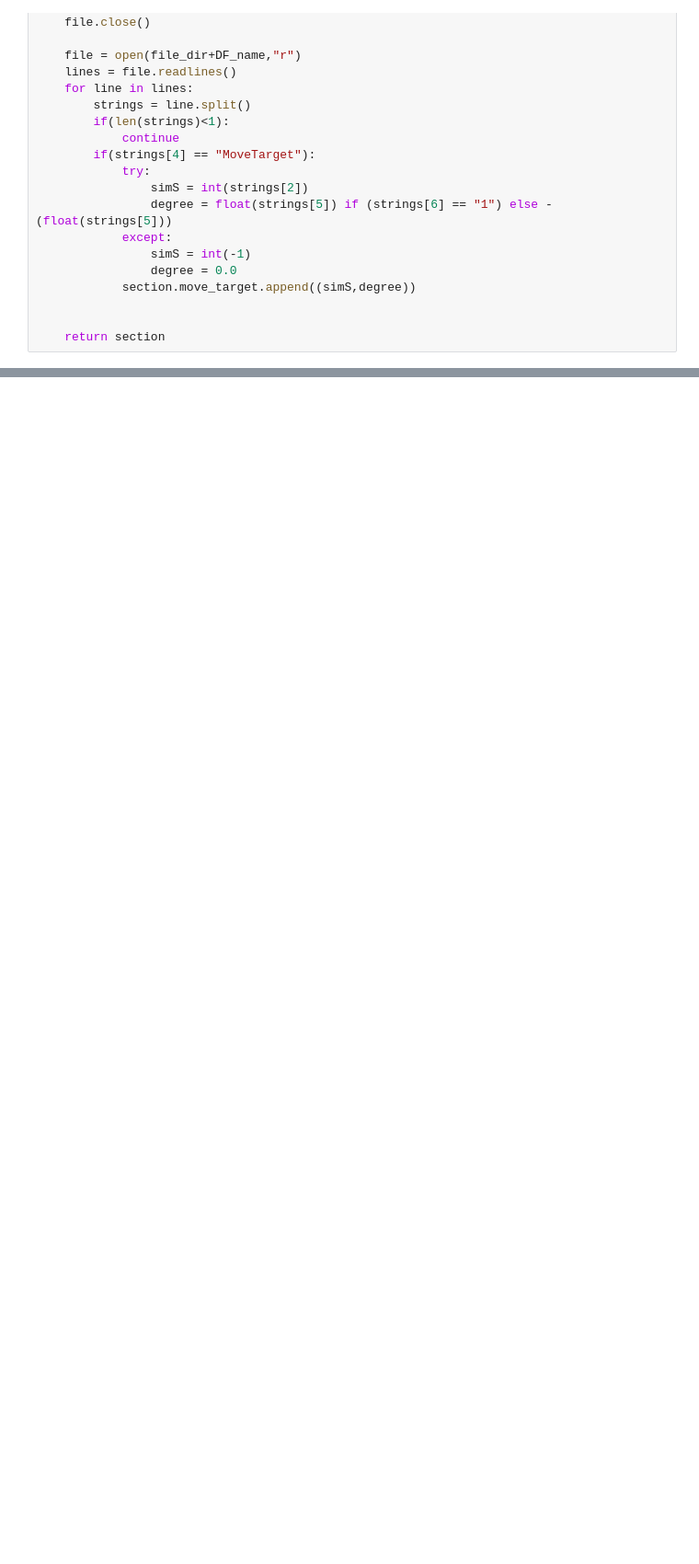
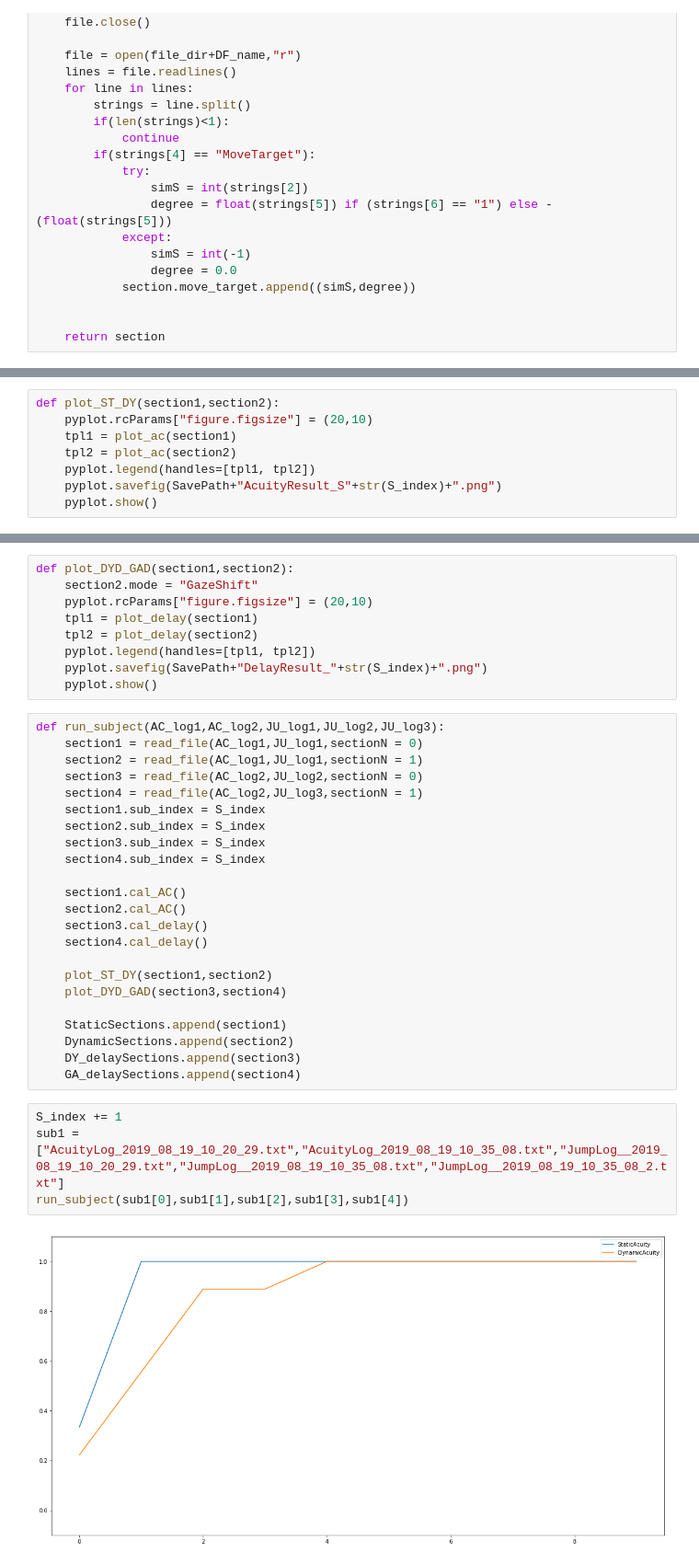
Before and after one commit to Vor2d/VORHead, a Jupyter notebook: DataAnalyzer/DataAnalyzer.ipynb, the cells around one changed output, grey strips where cells are left out. Shown at 92% size. Drawn from its saved outputs; the diff is of its cells as text; blank space fills up the shorter version.

```diff
--- a/DataAnalyzer/DataAnalyzer.ipynb
+++ b/DataAnalyzer/DataAnalyzer.ipynb
@@ -116,0 +128,8 @@ def plot_ac(section):
+# %%
+def plot_ST_DY(section1,section2):
+    pyplot.rcParams["figure.figsize"] = (20,10)
+    tpl1 = plot_ac(section1)
+    tpl2 = plot_ac(section2)
+    pyplot.legend(handles=[tpl1, tpl2])
+    pyplot.savefig(SavePath+"AcuityResult_S"+str(S_index)+".png")
+    pyplot.show()
@@ -116,0 +147,38 @@ def plot_ac(section):
+# %%
+def plot_DYD_GAD(section1,section2):
+    section2.mode = "GazeShift"
+    pyplot.rcParams["figure.figsize"] = (20,10)
+    tpl1 = plot_delay(section1)
+    tpl2 = plot_delay(section2)
+    pyplot.legend(handles=[tpl1, tpl2])
+    pyplot.savefig(SavePath+"DelayResult_"+str(S_index)+".png")
+    pyplot.show()
+# %%
+def run_subject(AC_log1,AC_log2,JU_log1,JU_log2,JU_log3):
+    section1 = read_file(AC_log1,JU_log1,sectionN = 0)
+    section2 = read_file(AC_log1,JU_log1,sectionN = 1)
+    section3 = read_file(AC_log2,JU_log2,sectionN = 0)
+    section4 = read_file(AC_log2,JU_log3,sectionN = 1)
+    section1.sub_index = S_index
+    section2.sub_index = S_index
+    section3.sub_index = S_index
+    section4.sub_index = S_index
+
+    section1.cal_AC()
+    section2.cal_AC()
+    section3.cal_delay()
+    section4.cal_delay()
+
+    plot_ST_DY(section1,section2)
+    plot_DYD_GAD(section3,section4)
+
+    StaticSections.append(section1)
+    DynamicSections.append(section2)
+    DY_delaySections.append(section3)
+    GA_delaySections.append(section4)
+# %%
+S_index += 1
+sub1 = ["AcuityLog_2019_08_19_10_20_29.txt","AcuityLog_2019_08_19_10_35_08.txt","JumpLog__2019_08_19_10_20_29.txt","JumpLog__2019_08_19_10_35_08.txt","JumpLog__2019_08_19_10_35_08_2.txt"]
+run_subject(sub1[0],sub1[1],sub1[2],sub1[3],sub1[4])
+# %% [output]
+[figure, added]
```
Also changed, not shown: parts of 16 cells of this notebook, 14 other files.
